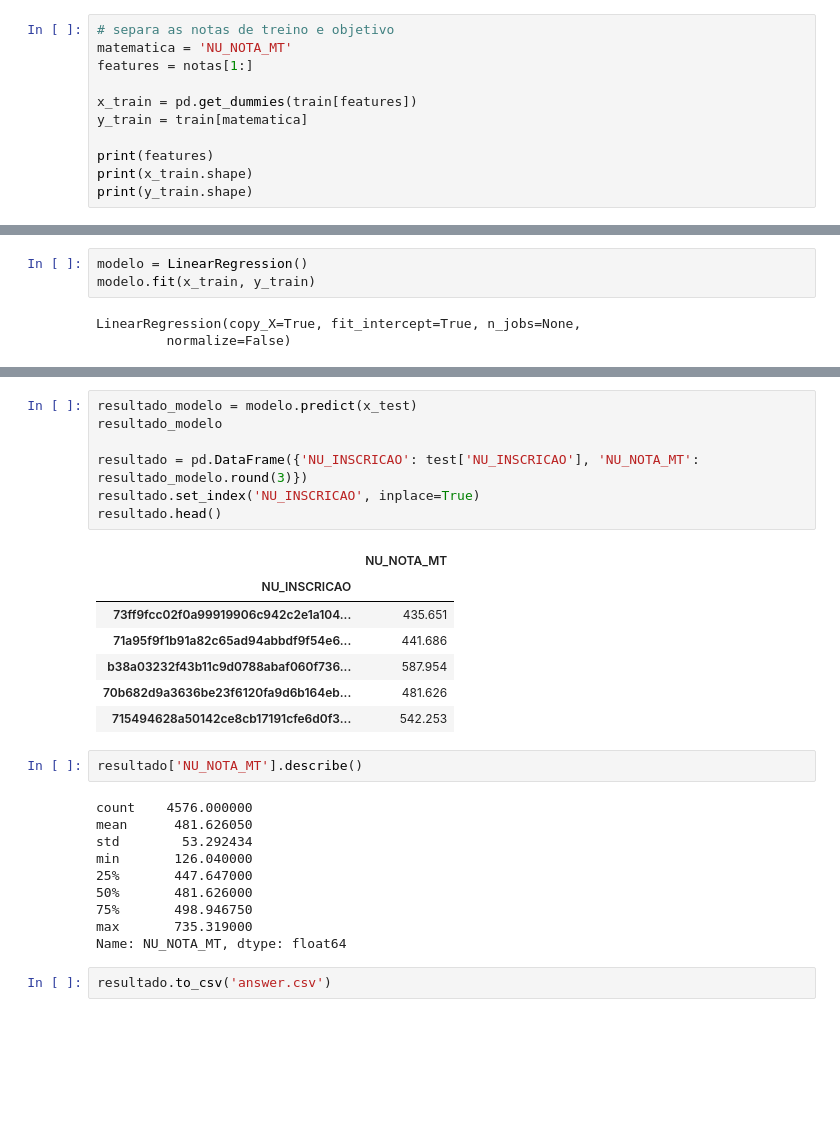
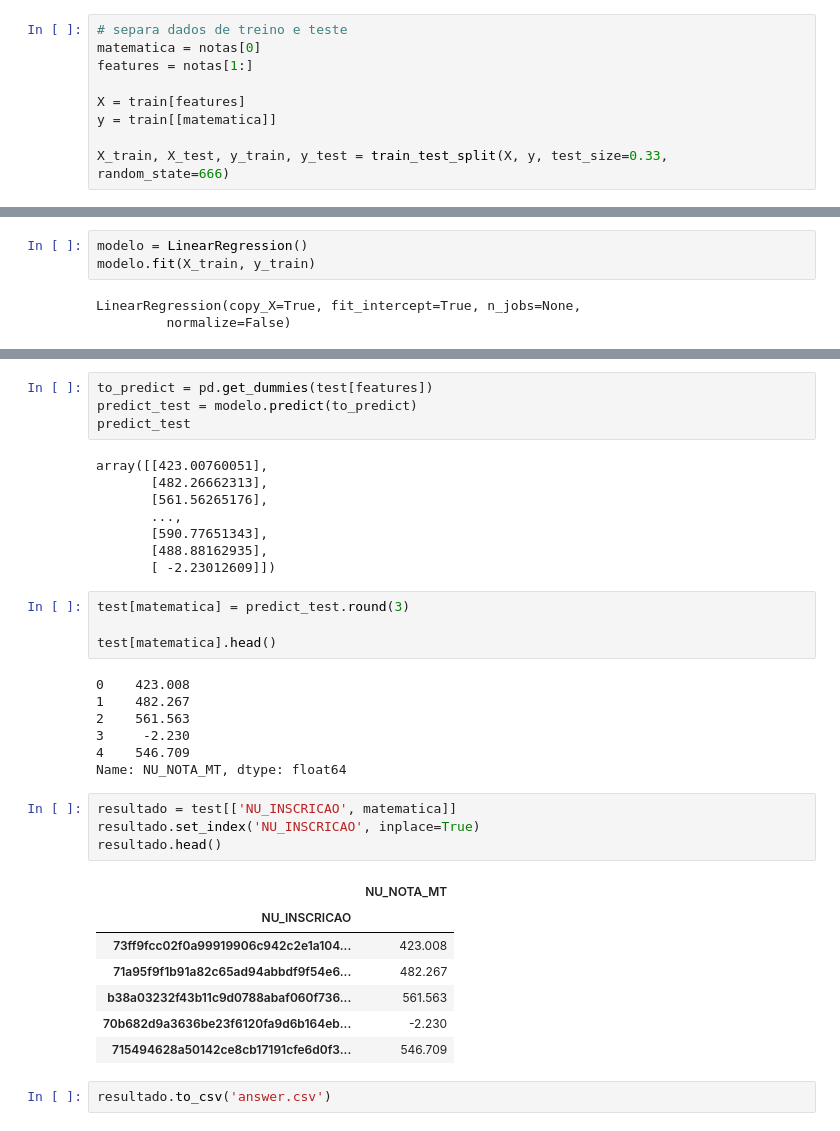
Before and after one commit to lsandrade/codenation-ds, a Jupyter notebook: enem-2/enem_2.ipynb, the cells around one changed output, grey strips where cells are left out. Cells and saved outputs as stored; diff of their text form; blank space fills up the shorter version.

Commit message:
resultado final: 92.75pts

```diff
--- a/enem-2/enem_2.ipynb
+++ b/enem-2/enem_2.ipynb
@@ -180,13 +183,11 @@ NU_NOTA_COMP4      0
 NU_NOTA_COMP5      0
 dtype: int64
 # %%
-# separa as notas de treino e objetivo
-matematica = 'NU_NOTA_MT'
+# separa dados de treino e teste
+matematica = notas[0]
 features = notas[1:]
 
-x_train = pd.get_dummies(train[features])
-y_train = train[matematica]
+X = train[features]
+y = train[[matematica]]
 
-print(features)
-print(x_train.shape)
-print(y_train.shape)
+X_train, X_test, y_train, y_test = train_test_split(X, y, test_size=0.33, random_state=666)
@@ -201,7 +195,7 @@ x_test = pd.get_dummies(test[features])
 ## Criando modelo
 # %%
 modelo = LinearRegression()
-modelo.fit(x_train, y_train)
+modelo.fit(X_train, y_train)
 # %% [output]
 LinearRegression(copy_X=True, fit_intercept=True, n_jobs=None,
          normalize=False)
@@ -208,29 +229,37 @@ LinearRegression(copy_X=True, fit_intercept=True, n_jobs=None,
+# %%
+to_predict = pd.get_dummies(test[features])
+predict_test = modelo.predict(to_predict)
+predict_test
+# %% [output]
+array([[423.00760051],
+       [482.26662313],
+       [561.56265176],
+       ...,
+       [590.77651343],
+       [488.88162935],
+       [ -2.23012609]])
+# %%
+test[matematica] = predict_test.round(3)
+
+test[matematica].head()
+# %% [output]
+0    423.008
+1    482.267
+2    561.563
+3     -2.230
+4    546.709
+Name: NU_NOTA_MT, dtype: float64
 # %%
-resultado_modelo = modelo.predict(x_test)
-resultado_modelo
-
-resultado = pd.DataFrame({'NU_INSCRICAO': test['NU_INSCRICAO'], 'NU_NOTA_MT': resultado_modelo.round(3)})
+resultado = test[['NU_INSCRICAO', matematica]]
 resultado.set_index('NU_INSCRICAO', inplace=True)
 resultado.head()
 # %% [output]
 |  | NU_NOTA_MT |
 | NU_INSCRICAO |  |
-| 73ff9fcc02f0a99919906c942c2e1a104... | 435.651 |
-| 71a95f9f1b91a82c65ad94abbdf9f54e6... | 441.686 |
-| b38a03232f43b11c9d0788abaf060f736... | 587.954 |
-| 70b682d9a3636be23f6120fa9d6b164eb... | 481.626 |
-| 715494628a50142ce8cb17191cfe6d0f3... | 542.253 |
+| 73ff9fcc02f0a99919906c942c2e1a104... | 423.008 |
+| 71a95f9f1b91a82c65ad94abbdf9f54e6... | 482.267 |
+| b38a03232f43b11c9d0788abaf060f736... | 561.563 |
+| 70b682d9a3636be23f6120fa9d6b164eb... | -2.230 |
+| 715494628a50142ce8cb17191cfe6d0f3... | 546.709 |
-# %%
-resultado['NU_NOTA_MT'].describe()
-# %% [output]
-count    4576.000000
-mean      481.626050
-std        53.292434
-min       126.040000
-25%       447.647000
-50%       481.626000
-75%       498.946750
-max       735.319000
-Name: NU_NOTA_MT, dtype: float64
 # %%
 resultado.to_csv('answer.csv')
```
Also changed, not shown: parts of 9 cells of this notebook, 3 other files.
